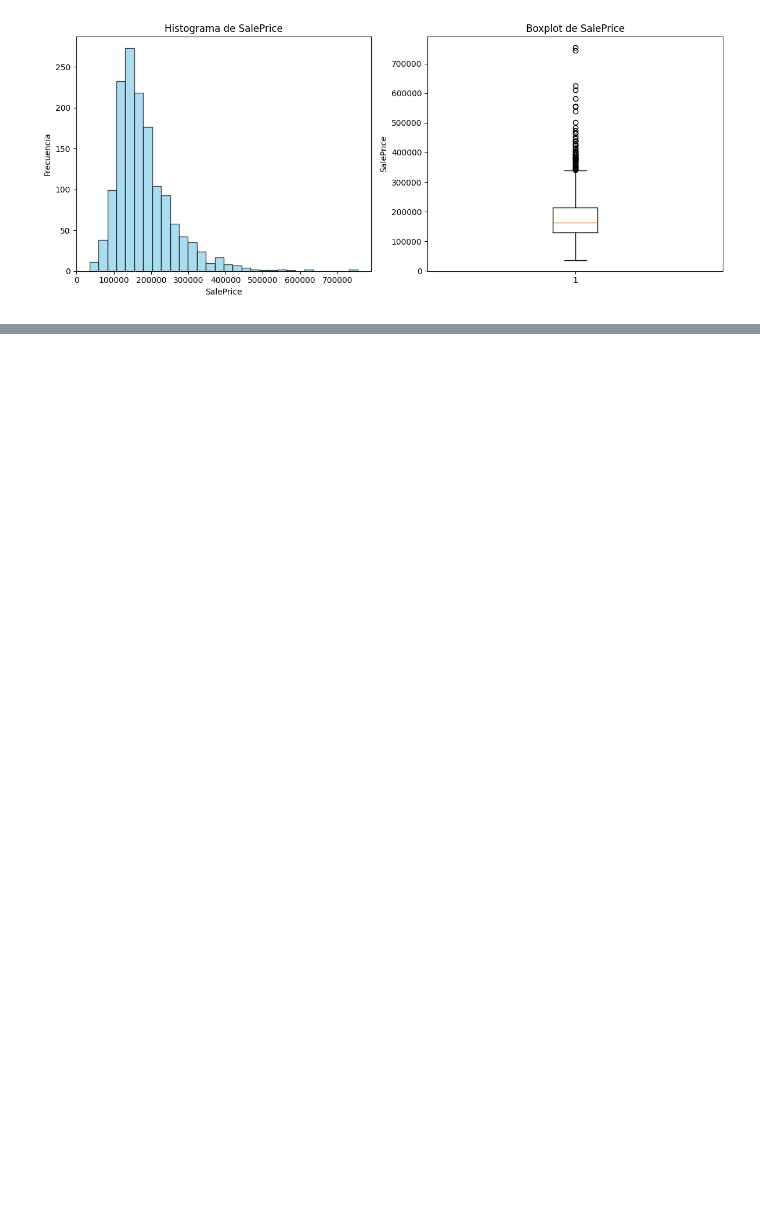
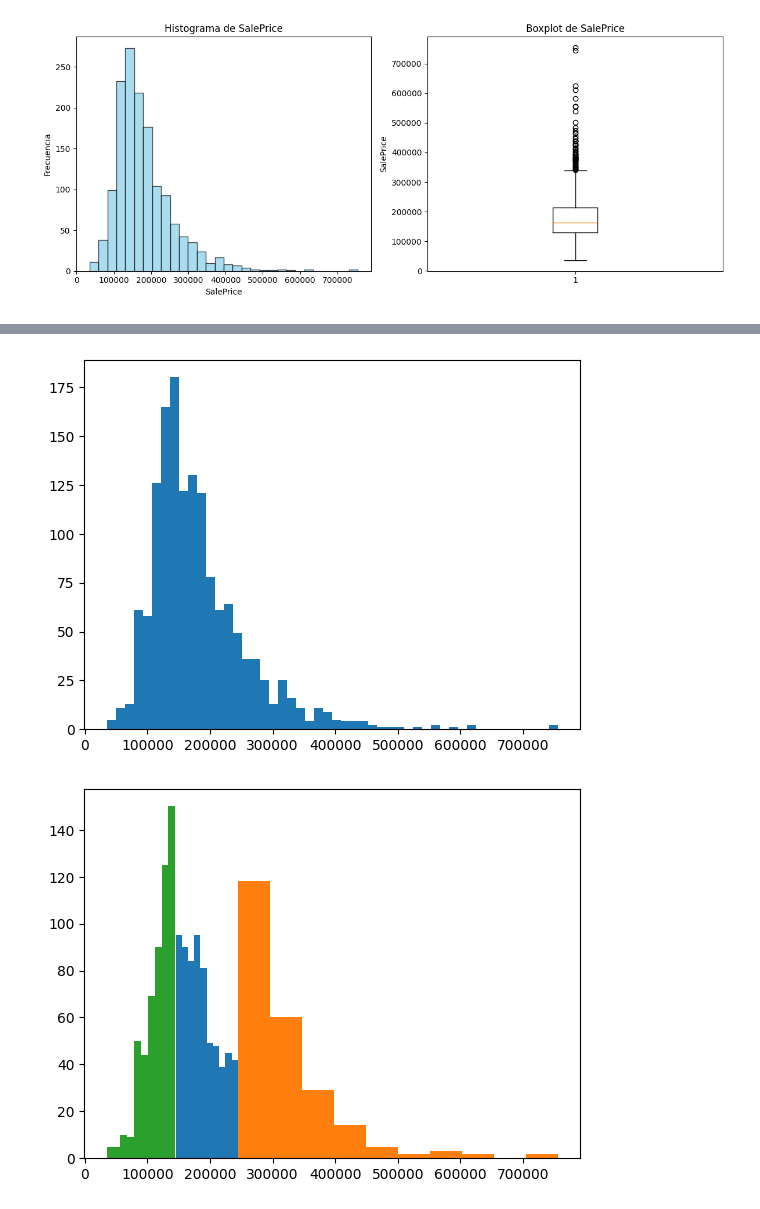
Before and after one commit to DiegoDuaS/Decision_Trees_2, a Jupyter notebook: actividades.ipynb, the cells around one changed output, grey strips where cells are left out. Cells and saved outputs as stored; diff of their text form; code cells hidden in the pictures; blank space fills up the shorter version.

```diff
--- a/actividades.ipynb
+++ b/actividades.ipynb
@@ -287,0 +326,10 @@ MSE Exponenciado: 1612892598.2458
+# %%
+
+plt.hist(cluster_set['SalePrice'], bins=50)
+plt.show()
+for i in range(3):
+    sp_i = cluster_set[cluster_set['Cluster']==i]
+    plt.hist(sp_i['SalePrice'])
+# %% [output]
+[figure, added]
+[figure, added]
```
Also changed, not shown: parts of 17 cells of this notebook.
